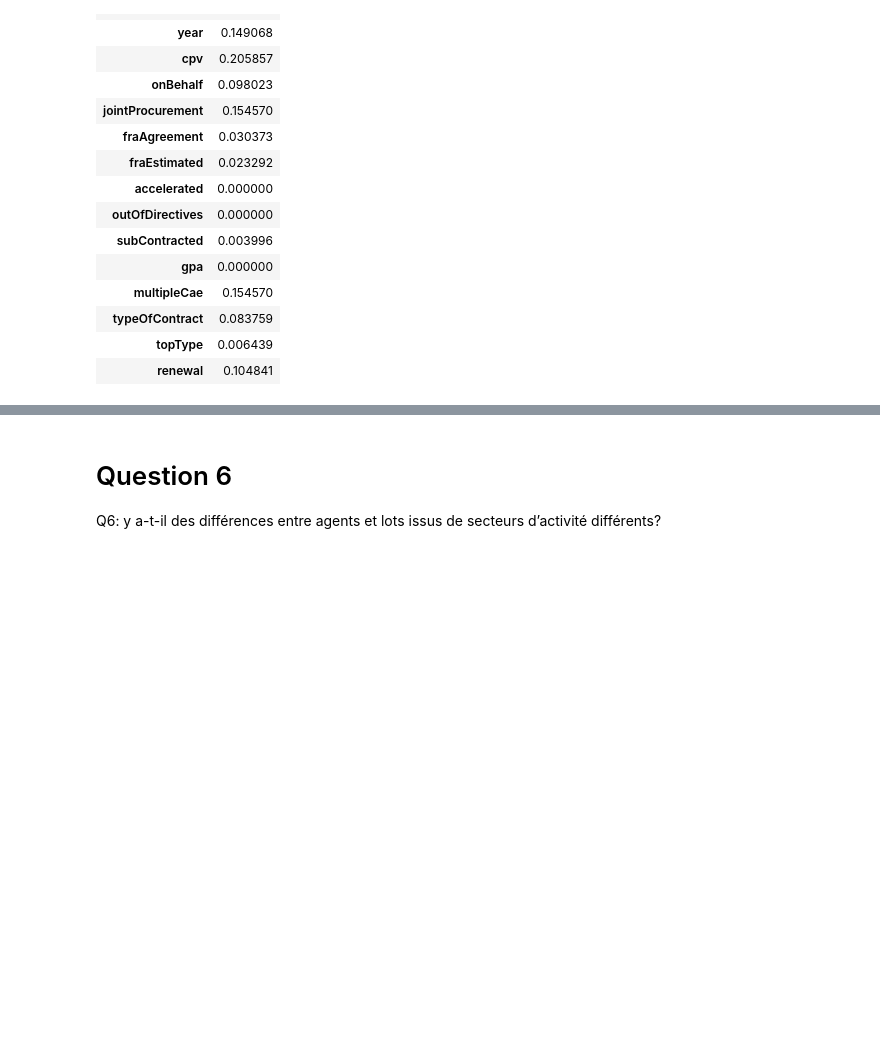
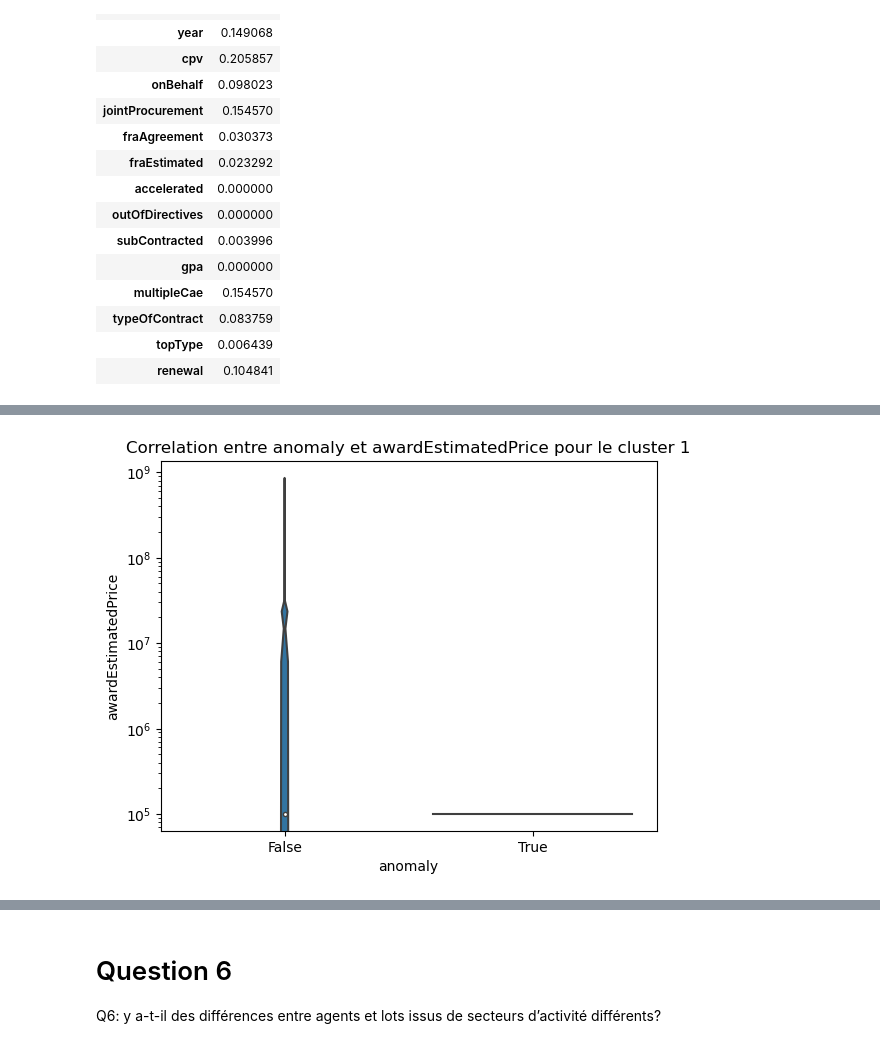
Before and after one commit to abdelhadi-essabri/FOPPA_Project, a Jupyter notebook: 04_questionnement/lots.ipynb, the cells around one changed output, grey strips where cells are left out. Cells and saved outputs as stored; diff of their text form; code cells hidden in the pictures; blank space fills up the shorter version.

```diff
--- a/04_questionnement/lots.ipynb
+++ b/04_questionnement/lots.ipynb
@@ -362,0 +360,11 @@ clusters_1_anomalies[clusters_1_anomalies['cluster']==3]
+# %%
+plot_categorial_numerical(
+    data=cluster_1_data,
+    title="Correlation entre anomaly et awardEstimatedPrice pour le cluster 1",
+    xlabel='anomaly',
+    ylabel='awardEstimatedPrice',
+    saveas='../images/04_quest_lots_05.png',
+    logy=True
+)
+# %% [output]
+[figure, added]
```
Also changed, not shown: parts of 38 cells of this notebook, 1 other file.
